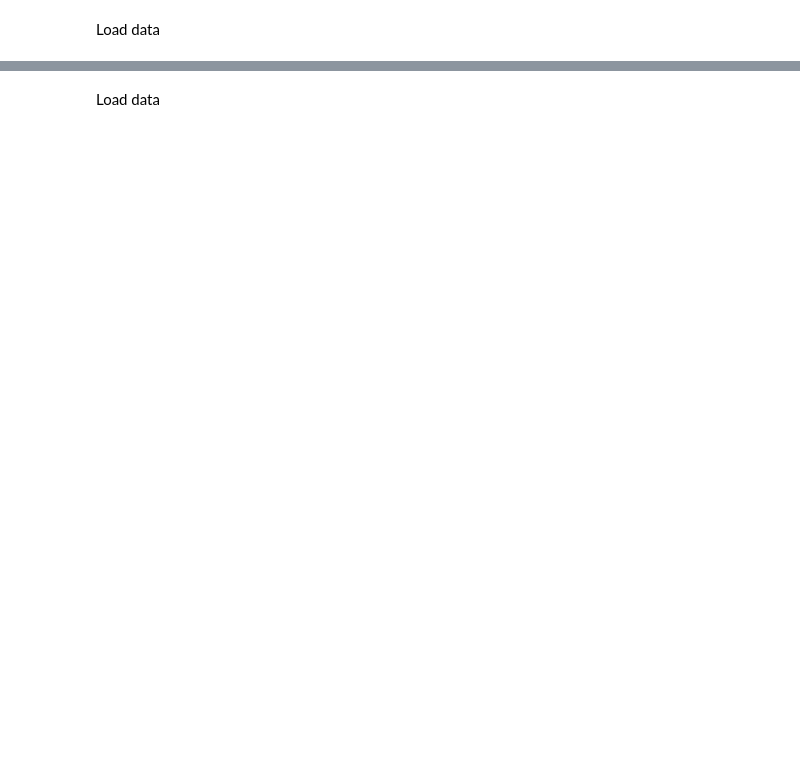
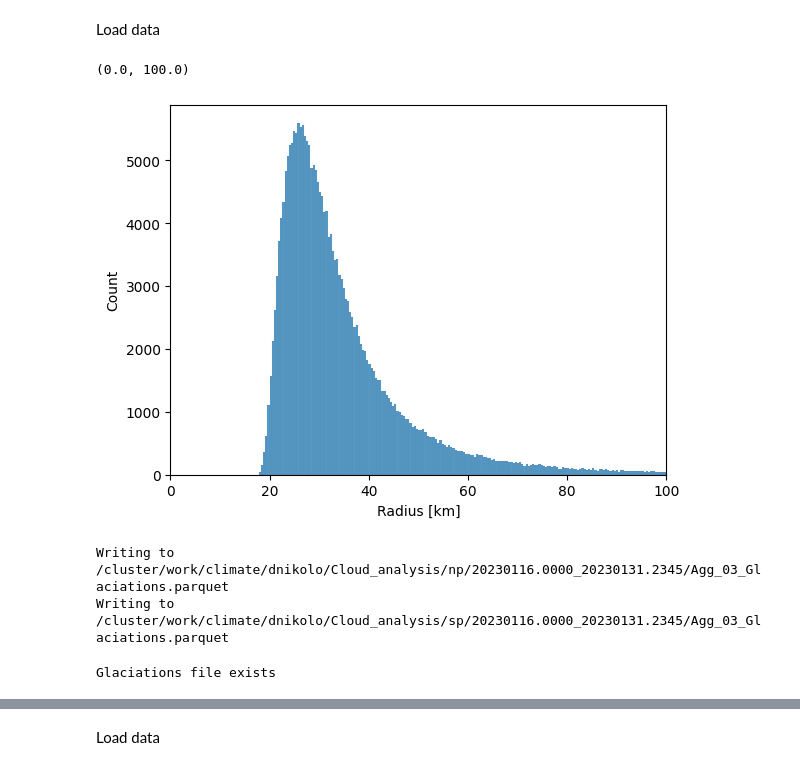
Before and after one commit to DragomirNikolov/Glaciation_time_estimatior, a Jupyter notebook: Result_analysis/Glaciation_statistics.ipynb, the cells around one changed output, grey strips where cells are left out. Saved outputs shown, nothing was run; the diff lists cells and outputs as text; code cells hidden in the pictures; blank space fills up the shorter version.

```diff
--- a/Result_analysis/Glaciation_statistics.ipynb
+++ b/Result_analysis/Glaciation_statistics.ipynb
@@ -22,0 +242,7 @@ folder_name = f"{config['start_time'].strftime(config['time_folder_format'])}_{c
+# %%
+sns.histplot(combined_cloud_df["Radius [km]"])
+
+plt.xlim(0,100)
+# %% [output]
+(0.0, 100.0)
+[figure, added]
@@ -23,3 +258,32 @@ folder_name = f"{config['start_time'].strftime(config['time_folder_format'])}_{c
+# %%
+save_glac_df(glaciations_df, config)
+# %% [output]
+Writing to  /cluster/work/climate/dnikolo/Cloud_analysis/np/20230116.0000_20230131.2345/Agg_03_Glaciations.parquet
+Writing to  /cluster/work/climate/dnikolo/Cloud_analysis/sp/20230116.0000_20230131.2345/Agg_03_Glaciations.parquet
+# %%
+output_dir = os.path.join(
+    config['postprocessing_output_dir'], "np",
+    config['time_folder_name'],
+    f"Agg_{config['agg_fact']:02}_Glaciations"
+)
+
+# Save DataFrame to Parquet
+output_dir_parq = output_dir + ".parquet"
+if os.path.isfile(output_dir_parq):
+    print("Glaciations file exists")
+    combined_cloud_df = get_combined_cloud_df(config)
+    glaciations_df = pd.read_parquet(output_dir_parq)
+    glaciating_clouds = glaciations_df.drop_duplicates(subset="Cloud_ID",keep="first")
+else:
+    print("Glaciations file desn't exist")
+    sqrt_mse = config["Global_sqrt_mse"]
+    combined_cloud_df = get_combined_cloud_df(config)
+    result_df = extract_glaciation_events(combined_cloud_df)
+    glaciations_df = gen_glac_df(result_df, combined_cloud_df)
+    save_glac_df(glaciations_df, config)
+    glaciating_clouds = glaciations_df.drop_duplicates(subset="Cloud_ID",keep="first")
+# %% [output]
+Glaciations file exists
 # %%
 sqrt_mse = 0.05628526744657018
 ice_cont_crit_frac = 0.05
```
Also changed, not shown: parts of 50 cells of this notebook, 9 other files.
